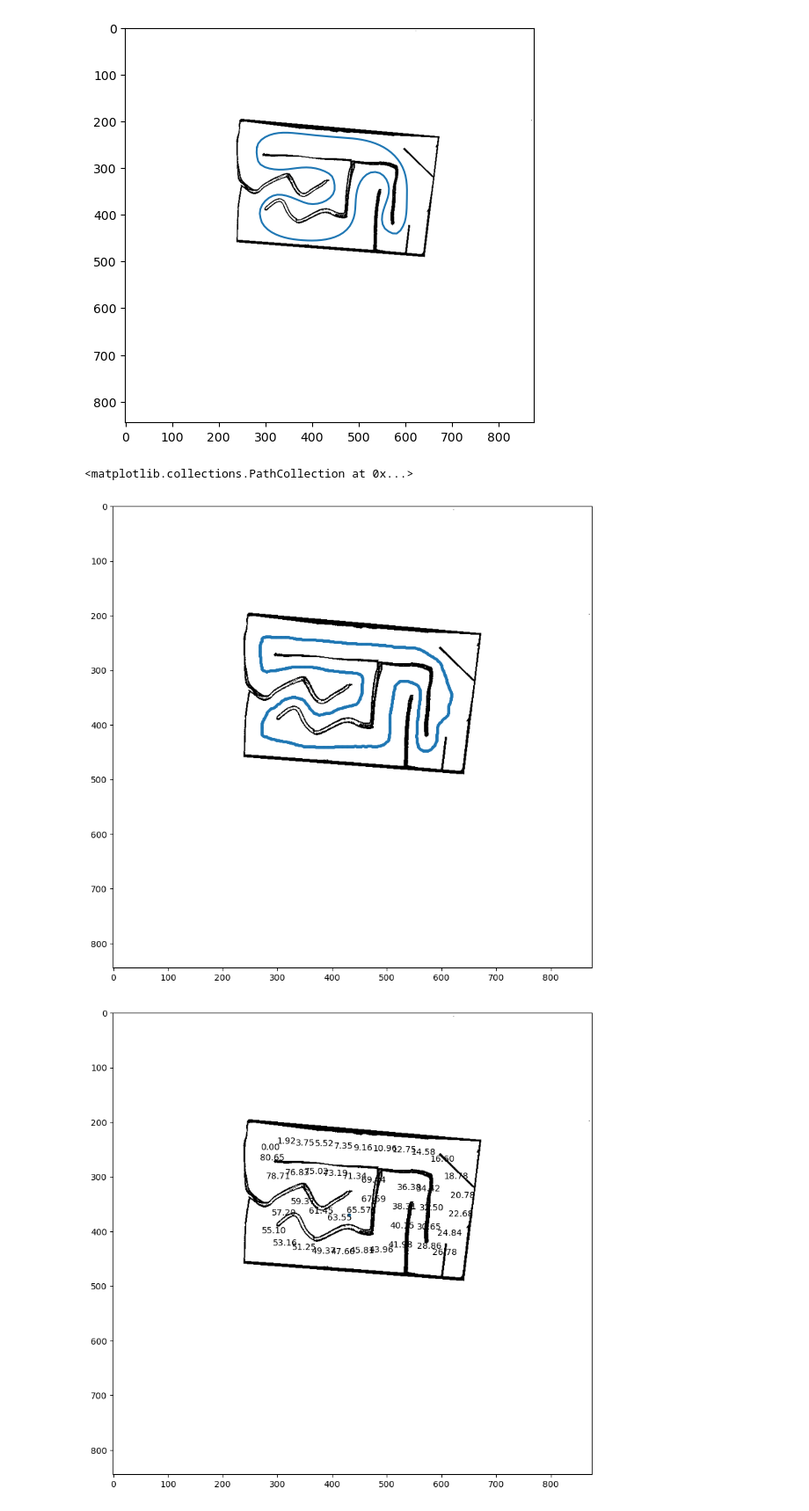
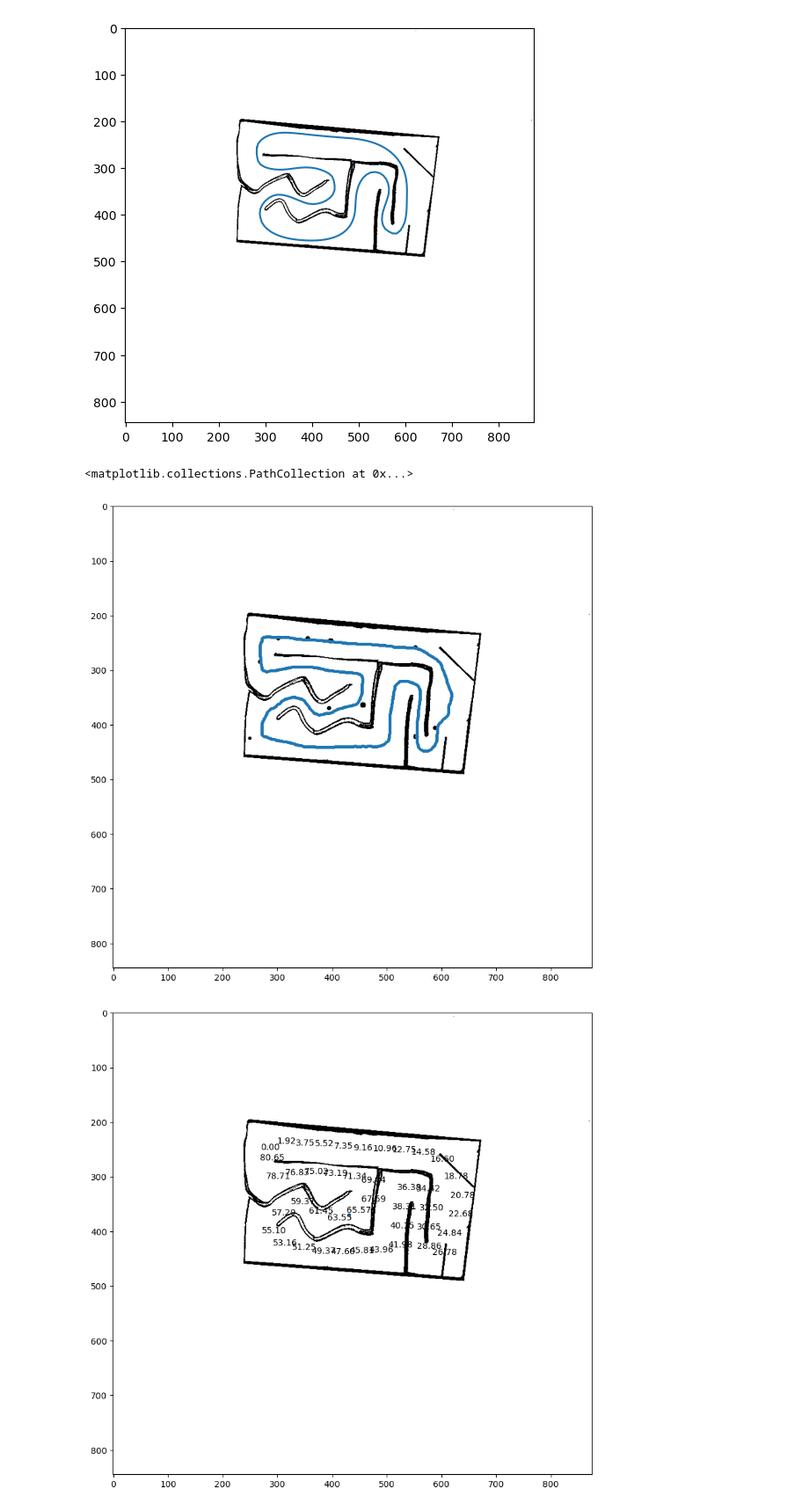
Before and after one commit to RDLigeralde/metacars, a Jupyter notebook: obstacle_maker.ipynb, the cells around one changed output. Shown at 88% size. Saved outputs shown, nothing was run; the diff lists cells and outputs as text; code cells hidden in the pictures.

```diff
--- a/obstacle_maker.ipynb
+++ b/obstacle_maker.ipynb
@@ -84,6 +84,7 @@ def _spawn_obstacle(
             # exclude next ones in next iteration
             remove_window = np.arange(rand_idx - obs_room, rand_idx + obs_room + 1)
             remove_window[remove_window < 0] += centerline.shape[0]
+            remove_window[remove_window > centerline.shape[0]] -= centerline.shape[0]
             idxs = np.setdiff1d(idxs, remove_window)
 
             # print(rand_idx)
@@ -159,35 +160,35 @@ x = c * dx - s * dy
 y = s * dx + c * dy
 scale = 0.05
 x = (x / scale)
 y = (y / scale)
-n = 0
+n = 10
 samples = np.zeros((2,n))
 # for i in range(n):
 track.occupancy_map = _spawn_obstacle(track, centerline, yaw_spline, n_obs=n)
 # xc, yc = to_img(xc, yc, origin)
 # xs, ys = to_img(xs, ys, origin)
 # samples[0, i] = xc
 # samples[1, i] = yc
 plt.figure(figsize=(10, 10))
 plt.imshow(track.occupancy_map, cmap='gray')
 # plt.scatter(samples[0], samples[1])
 # plt.scatter(x, y, s=0.01)
 # x = track.centerline.xs
 # y = track.centerline.ys
 x, y = to_img(centerline[:, 0], centerline[:, 1], origin)
 plt.scatter(x, y, s=5)
     # plt.scatter(xc, yc, color='b', s=10) # should give randomly sampled point on centerline
     # plt.scatter(xs, ys, color='g', s=10) # should give perturbation of above point
     # plt.show()
     # time.sleep(1)
     # plt.clf()
 
 
     # time.sleep(1)
 # plt.figure()xs
 # %% [output]
 <matplotlib.collections.PathCollection at 0x...>
-[figure, old version]
+[figure, new version]
 # %%
 # visualize the s-values of each point along the centerline
 # plt.figure(figsize=(10, 10))
```
Also changed, not shown: 1 other file.
